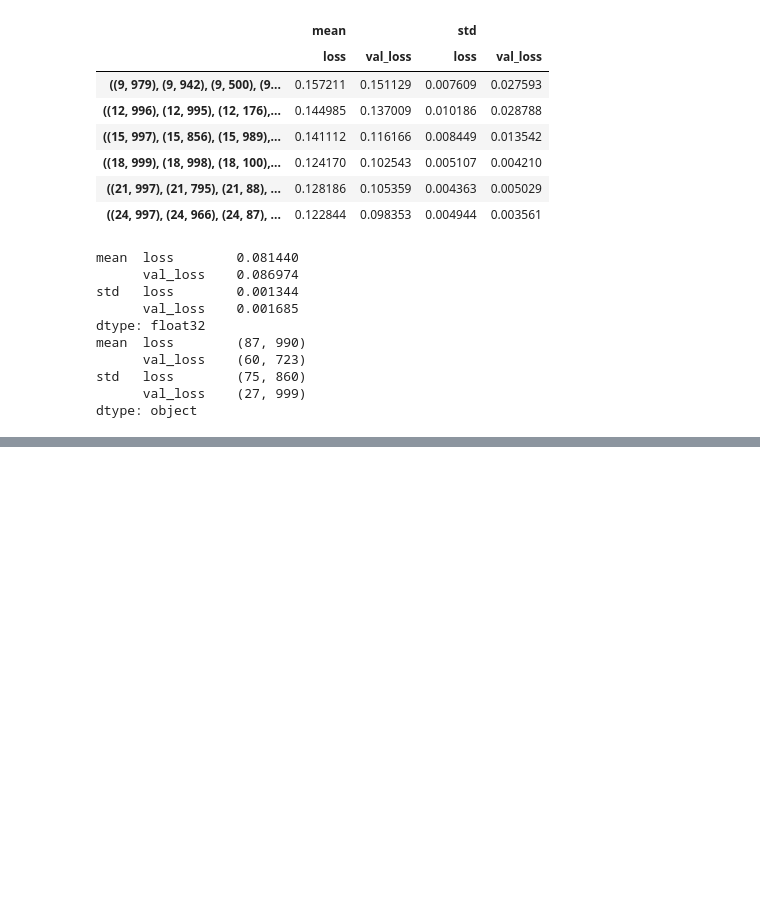
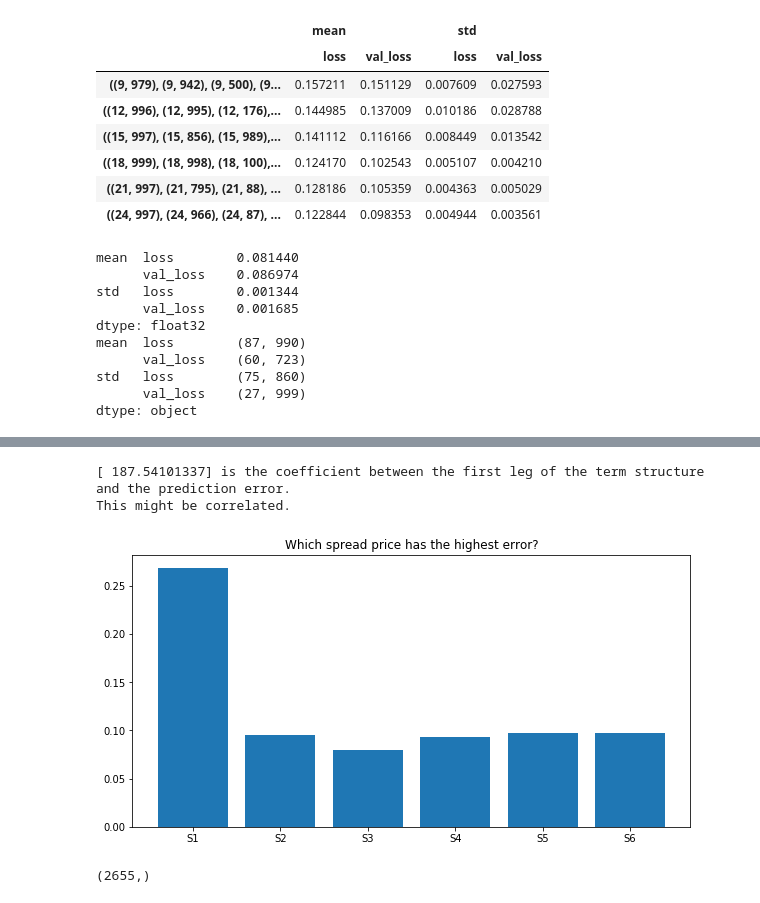
Before and after one commit to leyhline/vix-term-structure, a Jupyter notebook: experiment02.ipynb, the cells around one changed output, grey strips where cells are left out. Cells and saved outputs as stored; diff of their text form; code cells hidden in the pictures; blank space fills up the shorter version.

```diff
--- a/experiment02.ipynb
+++ b/experiment02.ipynb
@@ -114,0 +138,19 @@ dtype: object
+# %%
+print(np.correlate(squared_errors.mean(axis=1), x[:,0] / (x[:,0].max() - x[:,0].min())),
+     "is the coefficient between the first leg of the term structure and the prediction error.")
+print("This might be correlated.")
+# %% [output]
+[ 187.54101337] is the coefficient between the first leg of the term structure and the prediction error.
+This might be correlated.
+# %%
+plt.figure(figsize=(10,5))
+plt.bar(np.arange(squared_errors.shape[1]), squared_errors.mean(axis=0),
+        tick_label=("S1", "S2", "S3", "S4", "S5", "S6"))
+plt.title("Which spread price has the highest error?")
+plt.show()
+# %% [output]
+[figure, added]
+# %%
+x[:,0].shape
+# %% [output]
+(2655,)
```
Also changed, not shown: parts of 3 cells of this notebook.
